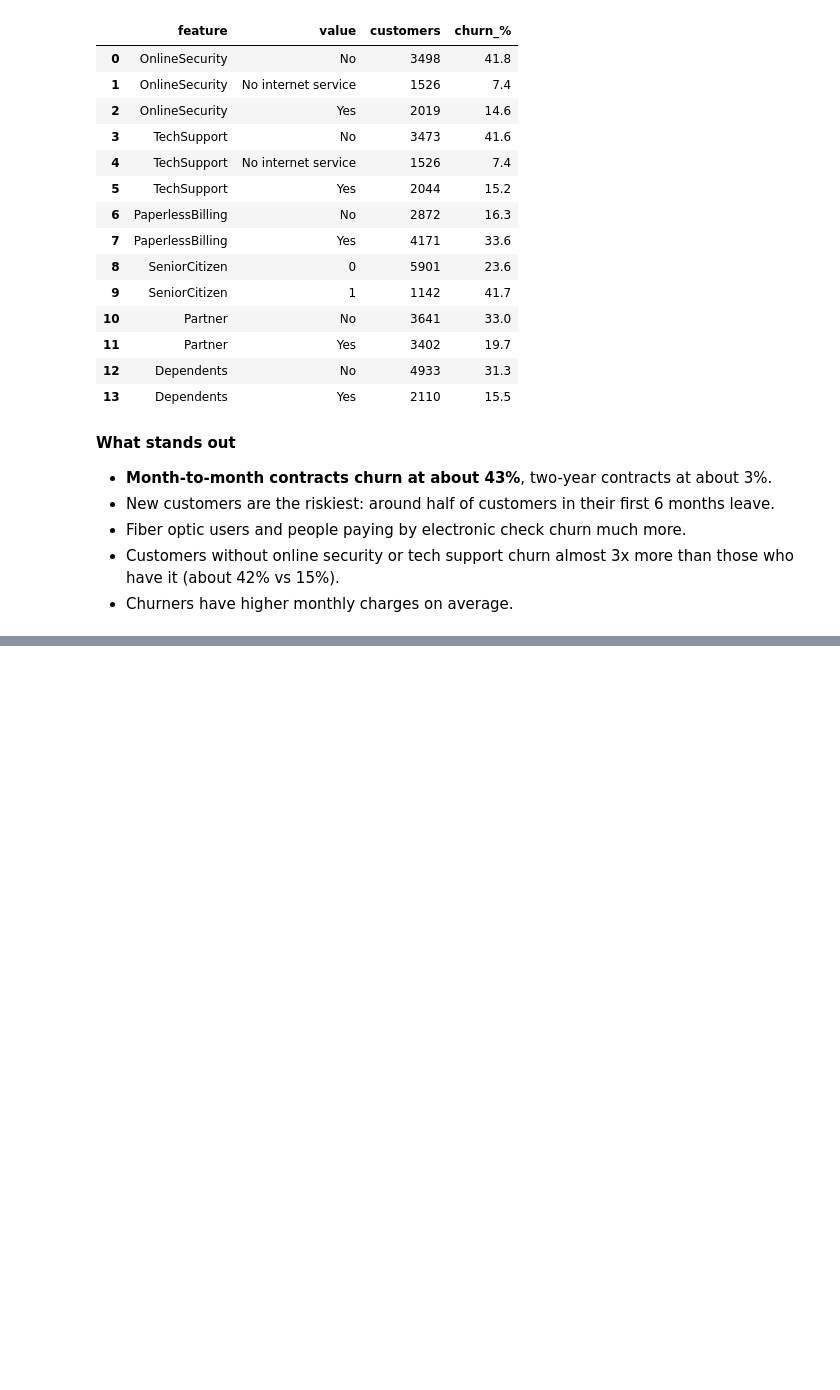
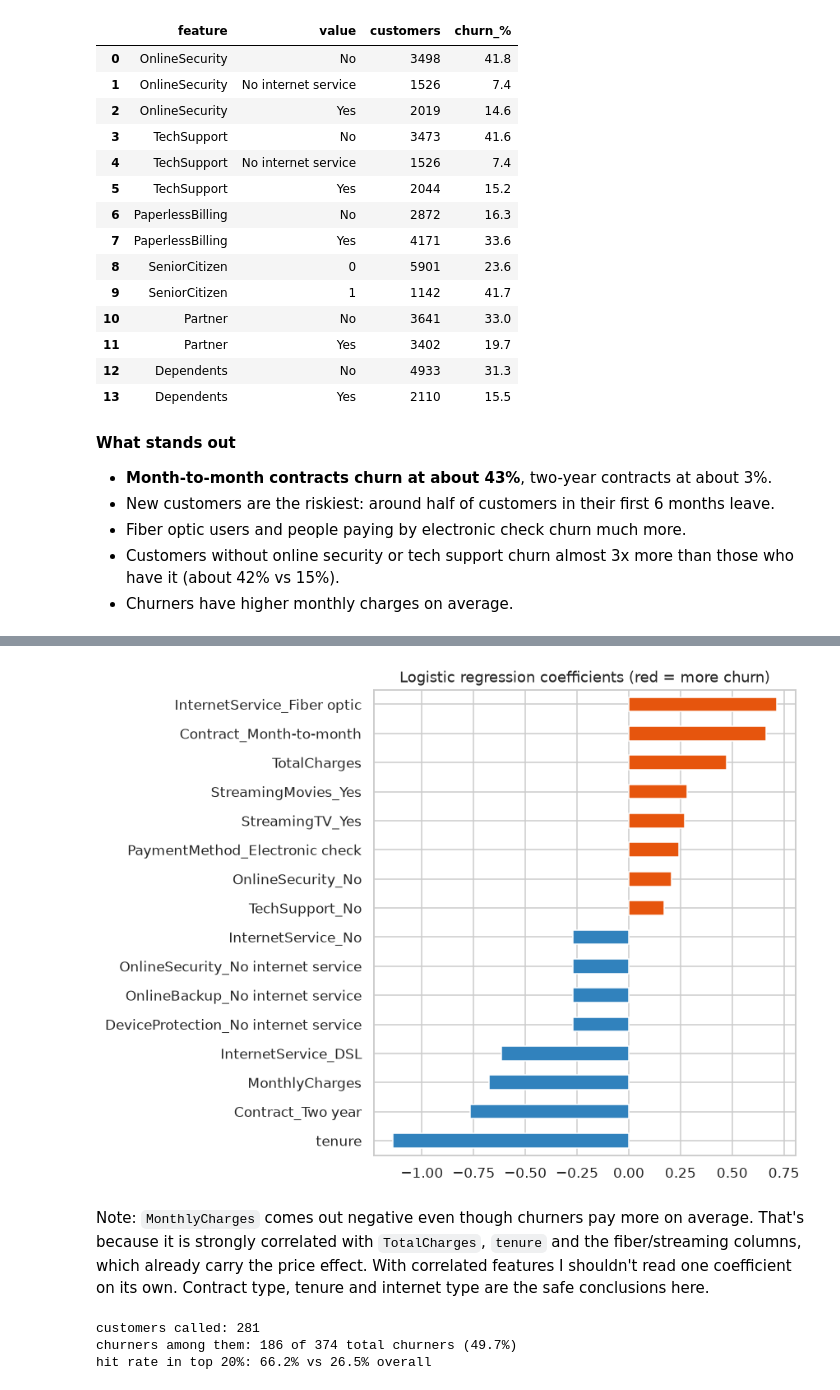
Before and after one commit to Tejdeep-67/customer-churn-prediction, a Jupyter notebook: notebooks/churn_analysis.ipynb, the cells around one changed output, grey strips where cells are left out. Saved outputs shown, nothing was run; the diff lists cells and outputs as text; code cells hidden in the pictures; blank space fills up the shorter version.

```diff
--- a/notebooks/churn_analysis.ipynb
+++ b/notebooks/churn_analysis.ipynb
@@ -146,0 +235,30 @@ pd.DataFrame(summary)
+# %%
+# which features push churn up or down?
+names = best.named_steps["prep"].get_feature_names_out()
+coefs = pd.Series(best.named_steps["model"].coef_[0], index=names)
+coefs.index = coefs.index.str.replace("num__", "").str.replace("cat__", "")
+top = pd.concat([coefs.nlargest(8), coefs.nsmallest(8)]).sort_values()
+
+ax = top.plot(kind="barh", figsize=(8, 6), color=["#3182bd" if v < 0 else "#e6550d" for v in top])
+ax.set_title("Logistic regression coefficients (red = more churn)")
+plt.tight_layout()
+plt.savefig(IMG + "coefficients.png")
+plt.show()
+# %% [output]
+[figure, added]
+# %% [markdown]
+Note: `MonthlyCharges` comes out negative even though churners pay more on average. That's because it is strongly correlated with `TotalCharges`, `tenure` and the fiber/streaming columns, which already carry the price effect. With correlated features I shouldn't read one coefficient on its own. Contract type, tenure and internet type are the safe conclusions here.
+# %%
+# what if the retention team can only call the top 20% riskiest customers?
+test = X_test.copy()
+test["proba"] = proba
+test["churned"] = y_test.values
+top20 = test.nlargest(int(len(test) * 0.2), "proba")
+print("customers called:", len(top20))
+print("churners among them: %d of %d total churners (%.1f%%)" % (top20["churned"].sum(), test["churned"].sum(),
+      top20["churned"].sum() / test["churned"].sum() * 100))
+print("hit rate in top 20%%: %.1f%% vs %.1f%% overall" % (top20["churned"].mean() * 100, test["churned"].mean() * 100))
+# %% [output]
+customers called: 281
+churners among them: 186 of 374 total churners (49.7%)
+hit rate in top 20%: 66.2% vs 26.5% overall
```
Also changed, not shown: parts of 6 cells of this notebook, 2 other files.
